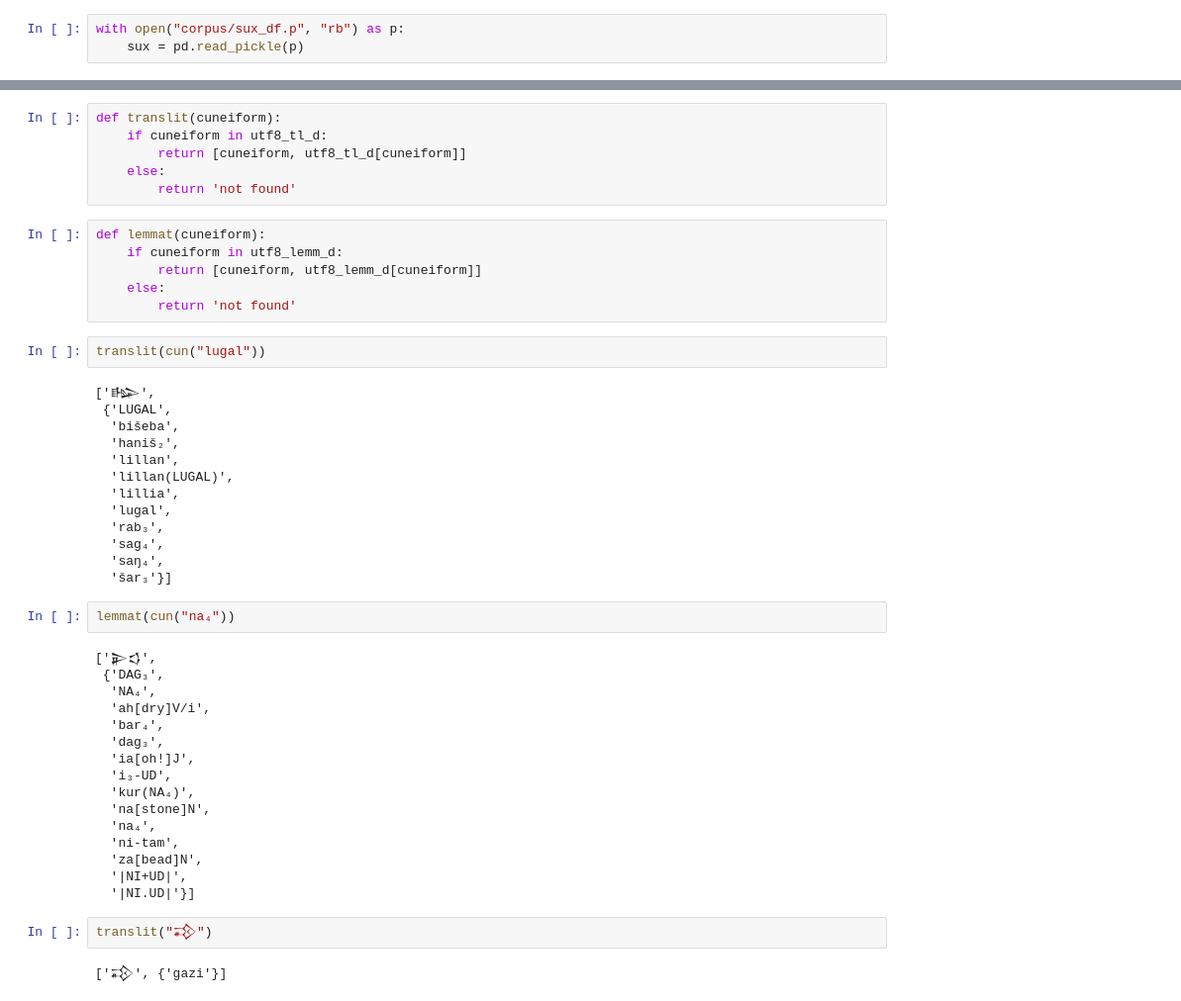
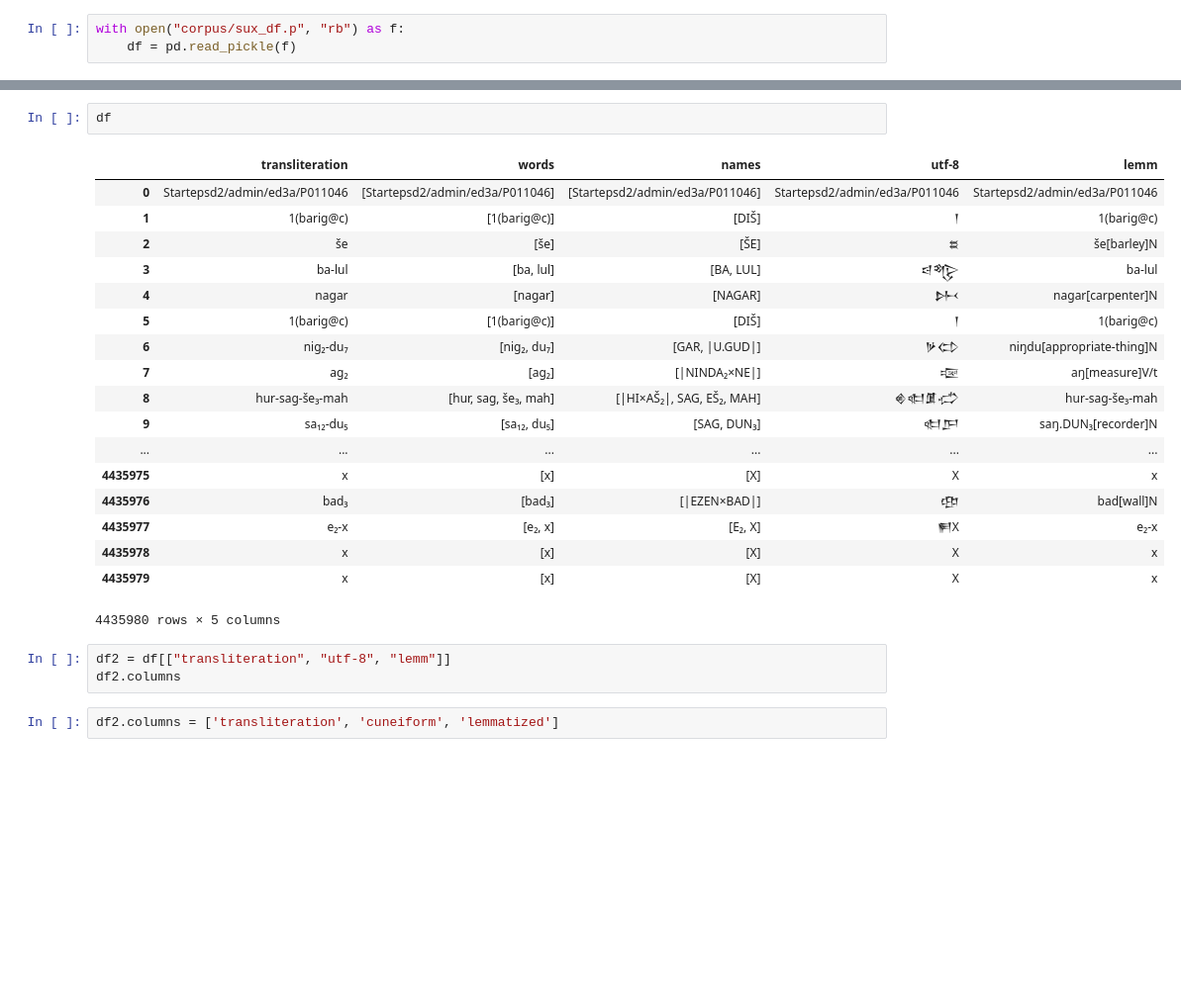
Before and after one commit to niekveldhuis/compass, a Jupyter notebook: test fasttext/Untitled4.ipynb, the cells around one changed output, grey strips where cells are left out. Shown at 99% size. Cells and saved outputs as stored; diff of their text form; blank space fills up the shorter version.

```diff
--- a/test fasttext/cuneiform_to_lemma_or_translit.ipynb
+++ b/test fasttext/Untitled4.ipynb
@@ -11,3 +4,3 @@ This corpus was produced by 2-parse_oracc_sux.ipynb and is a dataframe with four
 # %%
-with open("corpus/sux_df.p", "rb") as p:
-    sux = pd.read_pickle(p)
+with open("corpus/sux_df.p", "rb") as f:
+    df = pd.read_pickle(f)
@@ -81,49 +7,26 @@ def cun(text):
-# %%
-def translit(cuneiform):
-    if cuneiform in utf8_tl_d:
-        return [cuneiform, utf8_tl_d[cuneiform]]
-    else:
-        return 'not found'
-# %%
-def lemmat(cuneiform):
-    if cuneiform in utf8_lemm_d:
-        return [cuneiform, utf8_lemm_d[cuneiform]]
-    else:
-        return 'not found'
-# %%
-translit(cun("lugal"))
-# %% [output]
-['𒈗',
- {'LUGAL',
-  'bišeba',
-  'haniš₂',
-  'lillan',
-  'lillan(LUGAL)',
-  'lillia',
-  'lugal',
-  'rab₃',
-  'sag₄',
-  'saŋ₄',
-  'šar₃'}]
-# %%
-lemmat(cun("na₄"))
-# %% [output]
-['𒉌𒌓',
- {'DAG₃',
-  'NA₄',
-  'ah[dry]V/i',
-  'bar₄',
-  'dag₃',
-  'ia[oh!]J',
-  'i₃-UD',
-  'kur(NA₄)',
-  'na[stone]N',
-  'na₄',
-  'ni-tam',
-  'za[bead]N',
-  '|NI+UD|',
-  '|NI.UD|'}]
-# %%
-translit("𒓊")
-# %% [output]
-['𒓊', {'gazi'}]
+# %%
+df
+# %% [output]
+|  | transliteration | words | names | utf-8 | lemm |
+| 0 | Startepsd2/admin/ed3a/P011046 | [Startepsd2/admin/ed3a/P011046] | [Startepsd2/admin/ed3a/P011046] | Startepsd2/admin/ed3a/P011046 | Startepsd2/admin/ed3a/P011046 |
+| 1 | 1(barig@c) | [1(barig@c)] | [DIŠ] | 𒁹 | 1(barig@c) |
+| 2 | še | [še] | [ŠE] | 𒊺 | še[barley]N |
+| 3 | ba-lul | [ba, lul] | [BA, LUL] | 𒁀𒈜 | ba-lul |
+| 4 | nagar | [nagar] | [NAGAR] | 𒉄 | nagar[carpenter]N |
+| 5 | 1(barig@c) | [1(barig@c)] | [DIŠ] | 𒁹 | 1(barig@c) |
+| 6 | nig₂-du₇ | [nig₂, du₇] | [GAR, |U.GUD|] | 𒃻𒌌 | niŋdu[appropriate-thing]N |
+| 7 | ag₂ | [ag₂] | [|NINDA₂×NE|] | 𒉘 | aŋ[measure]V/t |
+| 8 | hur-sag-še₃-mah | [hur, sag, še₃, mah] | [|HI×AŠ₂|, SAG, EŠ₂, MAH] | 𒄯𒊕𒂠𒈤 | hur-sag-še₃-mah |
+| 9 | sa₁₂-du₅ | [sa₁₂, du₅] | [SAG, DUN₃] | 𒊕𒂅 | saŋ.DUN₃[recorder]N |
+| ... | ... | ... | ... | ... | ... |
+| 4435975 | x | [x] | [X] | X | x |
+| 4435976 | bad₃ | [bad₃] | [|EZEN×BAD|] | 𒂦 | bad[wall]N |
+| 4435977 | e₂-x | [e₂, x] | [E₂, X] | 𒂍X | e₂-x |
+| 4435978 | x | [x] | [X] | X | x |
+| 4435979 | x | [x] | [X] | X | x |
+4435980 rows × 5 columns
+# %%
+df2 = df[["transliteration", "utf-8", "lemm"]]
+df2.columns
+# %%
+df2.columns = ['transliteration', 'cuneiform', 'lemmatized']
```
Also changed, not shown: parts of 16 cells of this notebook, 2 other files.
